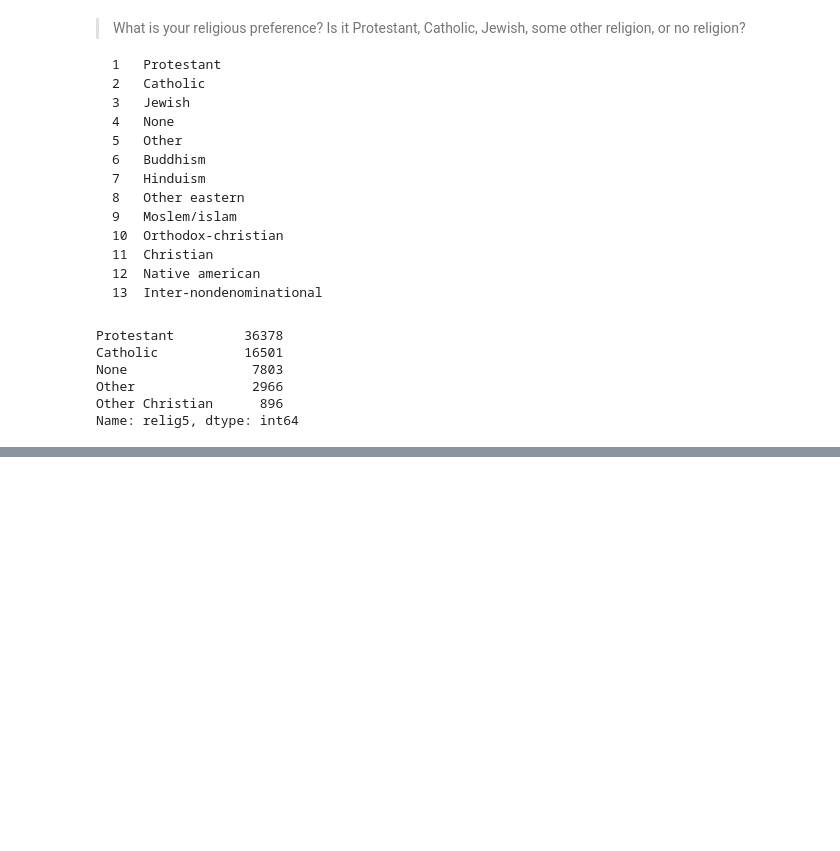
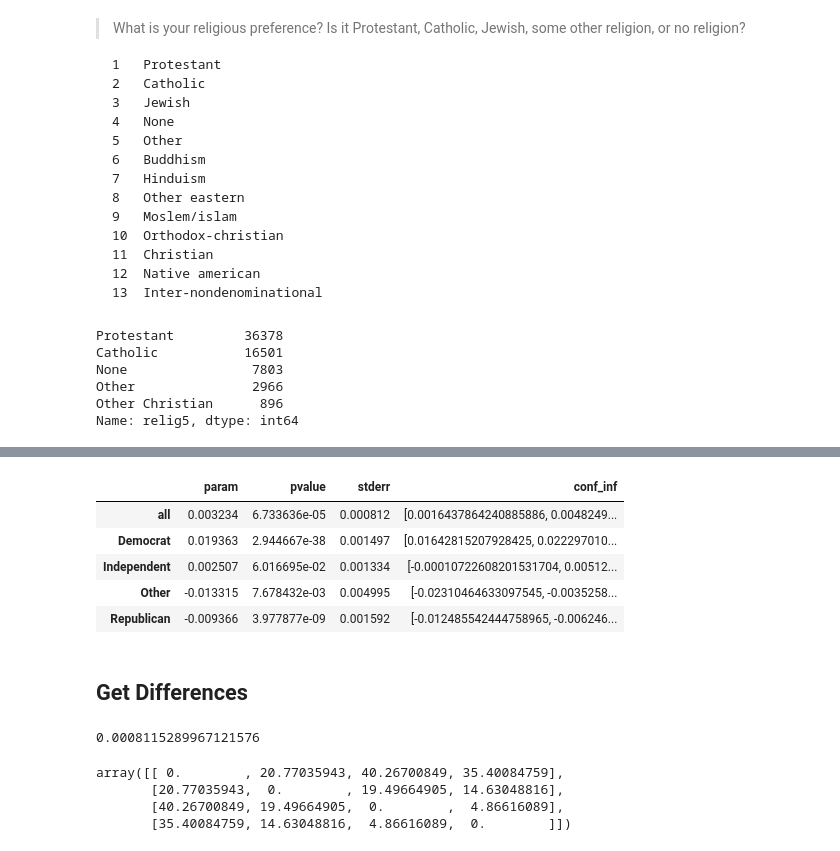
Before and after one commit to AllenDowney/ProbablyOverthinkingIt2, a Jupyter notebook: simpson_gss.ipynb, the cells around one changed output, grey strips where cells are left out. Drawn from its saved outputs; the diff is of its cells as text; code cells hidden in the pictures; blank space fills up the shorter version.

```diff
--- a/simpson_gss.ipynb
+++ b/simpson_gss.ipynb
@@ -228,0 +455,30 @@ Republican -0.00936623324946794
+# %%
+xvarname = 'year'
+yvarname = 'gunlaw'
+gvarname = 'partyid4'
+
+result_df = run_subgroups(gss, xvarname, yvarname, gvarname)
+result_df
+# %% [output]
+|  | param | pvalue | stderr | conf_inf |
+| all | 0.003234 | 6.733636e-05 | 0.000812 | [0.0016437864240885886, 0.0048249... |
+| Democrat | 0.019363 | 2.944667e-38 | 0.001497 | [0.01642815207928425, 0.022297010... |
+| Independent | 0.002507 | 6.016695e-02 | 0.001334 | [-0.00010722608201531704, 0.00512... |
+| Other | -0.013315 | 7.678432e-03 | 0.004995 | [-0.02310464633097545, -0.0035258... |
+| Republican | -0.009366 | 3.977877e-09 | 0.001592 | [-0.012485542444758965, -0.006246... |
+# %% [markdown]
+## Get Differences
+# %%
+stderr = result_df.loc['all', 'stderr']
+stderr
+# %% [output]
+0.0008115289967121576
+# %%
+params = result_df['param'].values[1:]
+a = np.abs(np.subtract.outer(params, params)) / stderr
+a
+# %% [output]
+array([[ 0.        , 20.77035943, 40.26700849, 35.40084759],
+       [20.77035943,  0.        , 19.49664905, 14.63048816],
+       [40.26700849, 19.49664905,  0.        ,  4.86616089],
+       [35.40084759, 14.63048816,  4.86616089,  0.        ]])
```
Also changed, not shown: parts of 49 cells of this notebook.
